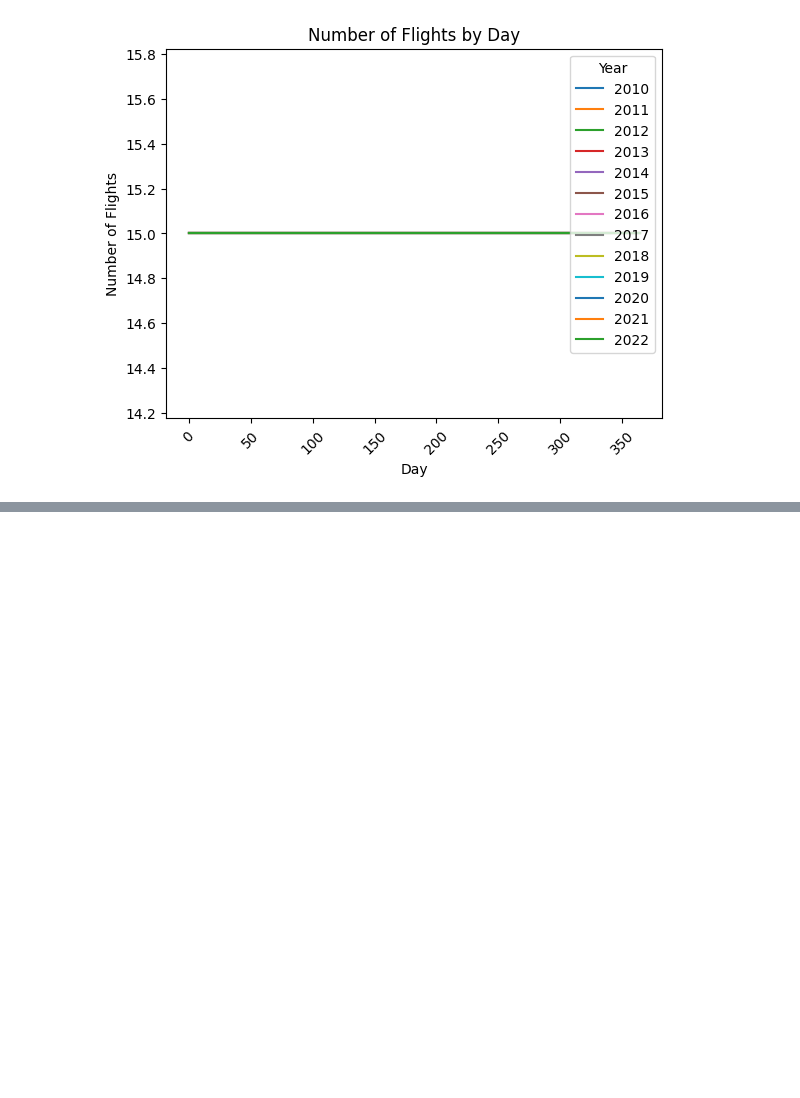
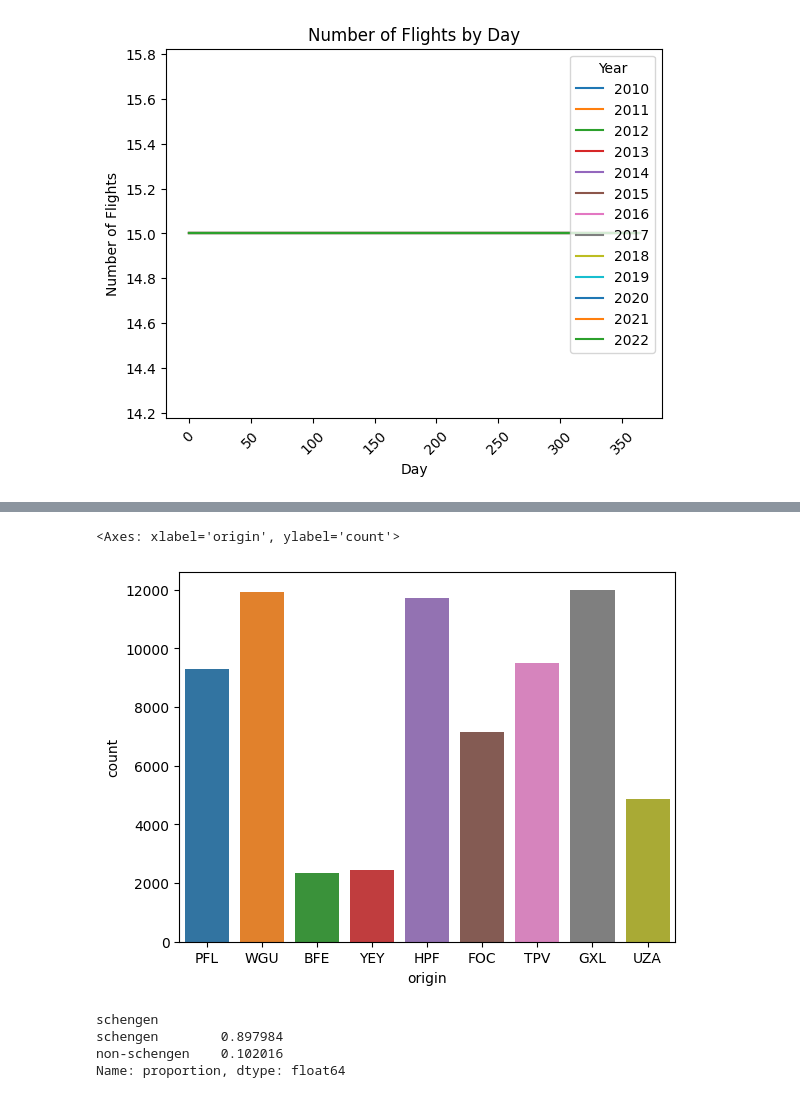
Before and after one commit to IgorNascAlves/data_flight_delays, a Jupyter notebook: notebooks/AnalisandoDadosGerador copy.ipynb, the cells around one changed output, grey strips where cells are left out. Cells and saved outputs as stored; diff of their text form; code cells hidden in the pictures; blank space fills up the shorter version.

```diff
--- a/notebooks/AnalisandoDadosGerador copy.ipynb
+++ b/notebooks/AnalisandoDadosGerador copy.ipynb
@@ -136,0 +151,13 @@ plt.show()
+# %%
+#plot amouth of flights by origin
+sns.countplot(x='origin', data=df)
+# %% [output]
+<Axes: xlabel='origin', ylabel='count'>
+[figure, added]
+# %%
+df['schengen'].value_counts(normalize=True)
+# %% [output]
+schengen
+schengen        0.897984
+non-schengen    0.102016
+Name: proportion, dtype: float64
```
Also changed, not shown: parts of 10 cells of this notebook, 5 other files.
